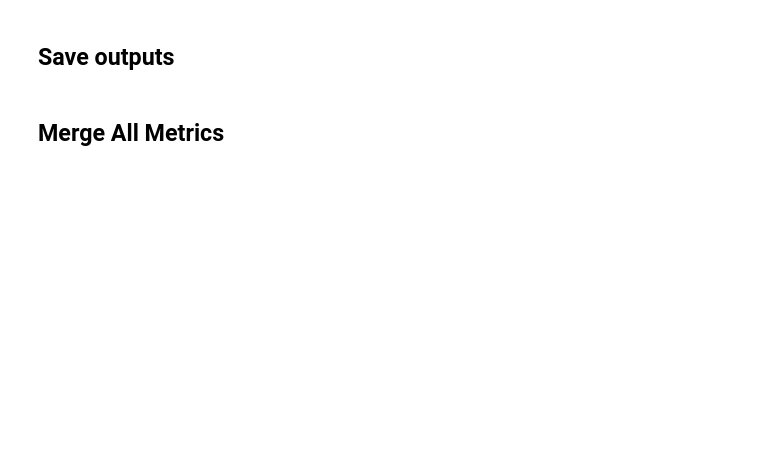
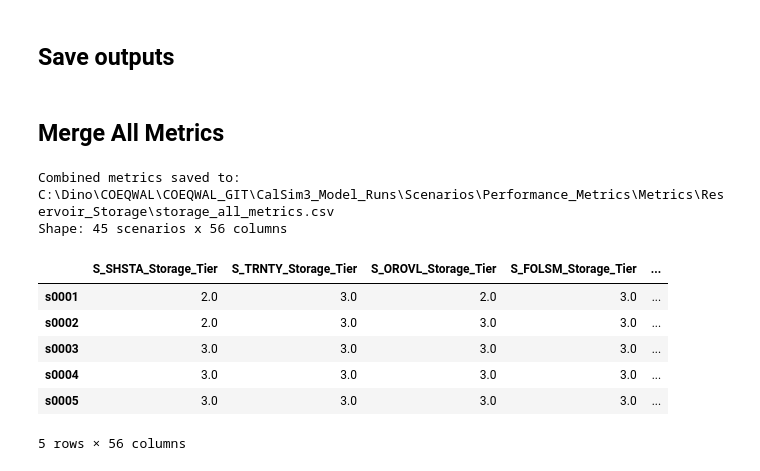
Before and after one commit to canruso/COEQWAL_V3, a Jupyter notebook: notebooks/Tier_Assignment_Storage.ipynb, the cells around one changed output. Saved outputs shown, nothing was run; the diff lists cells and outputs as text; code cells hidden in the pictures; blank space fills up the shorter version.

```diff
--- a/notebooks/Tier_Assignment_Storage.ipynb
+++ b/notebooks/Tier_Assignment_Storage.ipynb
@@ -62,6 +62,7 @@ Apr_Storage_Percent_CV_file = "April_Reservoir_Storage_Percent_CV.csv"
 Sep_Storage_Percent_CV_file = "September_Reservoir_Storage_Percent_CV.csv"
 Spill_Frequency_file = "Reservoir_Spill_Frequency.csv"
 Spill_Probability_file = "Reservoir_Spill_Probability.csv"
+all_metrics_filename = "storage_all_metrics.csv"
 # %% [markdown]
 ## Init
 # %%
@@ -203,22 +435,32 @@ SpillProb_df.to_csv(Spill_Probability_path)
 # %%
 # Combine tiers and probabilities into single DataFrame
 # Note: tier_df columns already have _Storage_Tier suffix, no need to add more
 prob_renamed = prob_df.add_suffix('_LevelProb')
 SpillFreq_renamed = SpillFreq_df.add_suffix('_SpillFreq')
 SpillProb_renamed = SpillProb_df.add_suffix('_SpillProb')
 
 df_combined = pd.concat([
     tier_df,  # already has _Storage_Tier suffix
     prob_renamed,
     SpillFreq_renamed,
     SpillProb_renamed
 ], axis=1)
 
 # Save combined output
-combined_output_path = os.path.join(data_output_dir, "storage_all_metrics.csv")
+combined_output_path = os.path.join(data_output_dir, all_metrics_filename)
 df_combined.to_csv(combined_output_path)
 print(f"Combined metrics saved to: {combined_output_path}")
 print(f"Shape: {df_combined.shape[0]} scenarios x {df_combined.shape[1]} columns")
 display(df_combined.head())
+# %% [output]
+Combined metrics saved to: C:\Dino\COEQWAL\COEQWAL_GIT\CalSim3_Model_Runs\Scenarios\Performance_Metrics\Metrics\Reservoir_Storage\storage_all_metrics.csv
+Shape: 45 scenarios x 56 columns
+|  | S_SHSTA_Storage_Tier | S_TRNTY_Storage_Tier | S_OROVL_Storage_Tier | S_FOLSM_Storage_Tier | ... |
+| s0001 | 2.0 | 3.0 | 2.0 | 3.0 | ... |
+| s0002 | 2.0 | 3.0 | 3.0 | 3.0 | ... |
+| s0003 | 3.0 | 3.0 | 3.0 | 3.0 | ... |
+| s0004 | 3.0 | 3.0 | 3.0 | 3.0 | ... |
+| s0005 | 3.0 | 3.0 | 3.0 | 3.0 | ... |
+5 rows × 56 columns
 # %%
 print("Done!")
```
Also changed, not shown: parts of 20 cells of this notebook, 2 other files.
